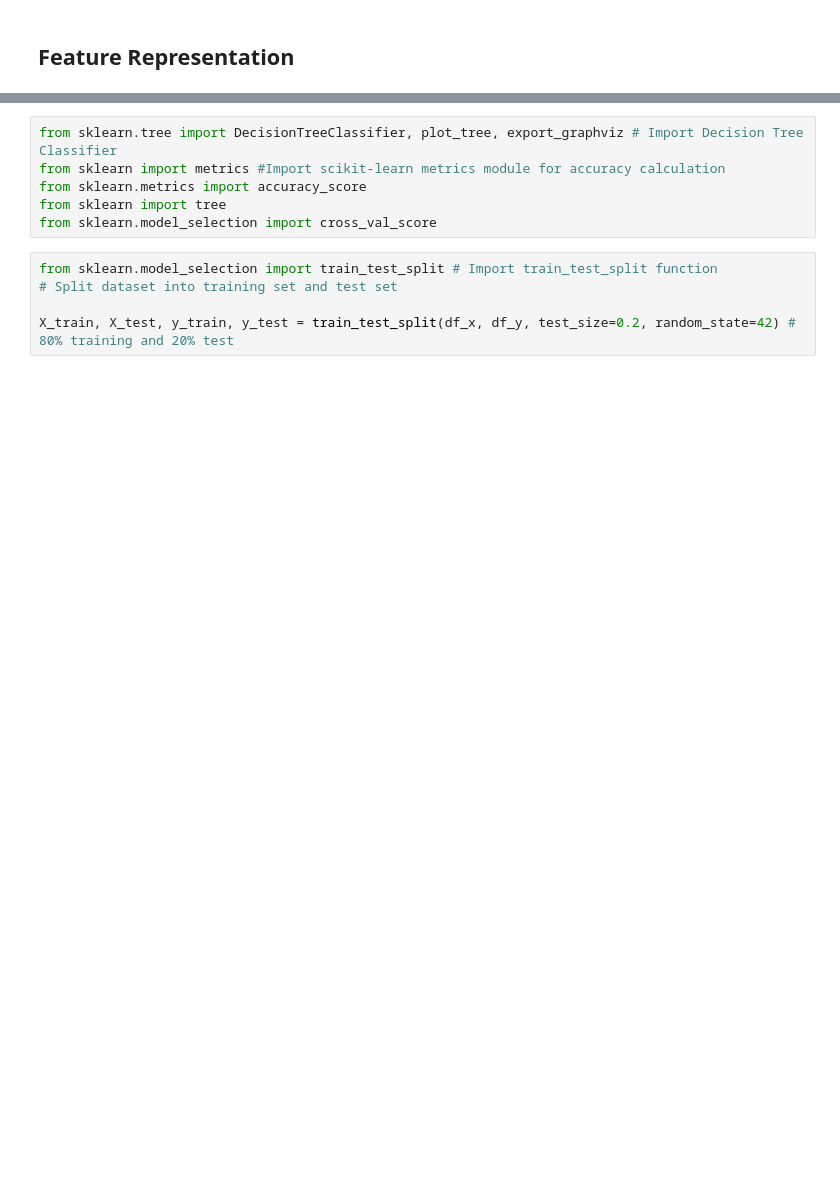
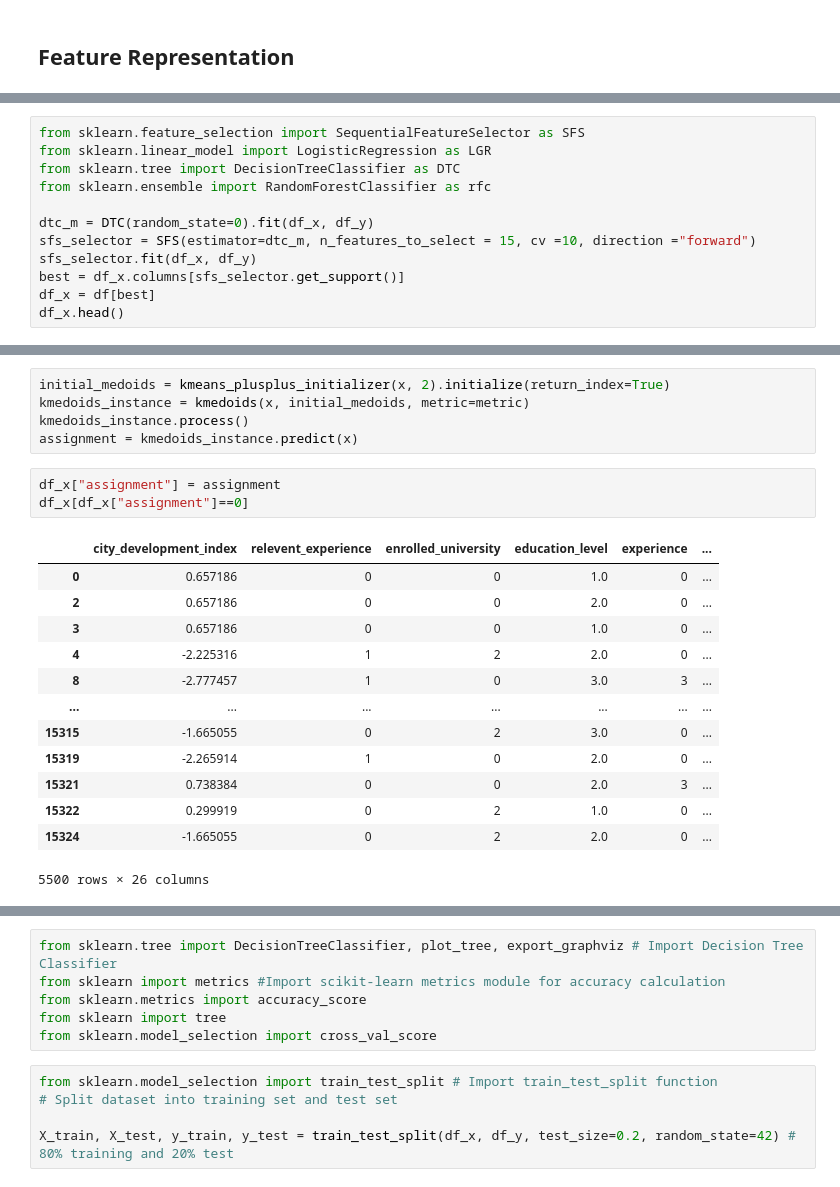
Before and after one commit to yuvalazu/ML---Course, a Jupyter notebook: Machine Learning - work 2.ipynb, the cells around one changed output, grey strips where cells are left out. Cells and saved outputs as stored; diff of their text form; blank space fills up the shorter version.

```diff
--- a/Machine Learning - work 2.ipynb
+++ b/Machine Learning - work 2.ipynb
@@ -209,0 +310,12 @@ df_y = df["target"]
+# %%
+from sklearn.feature_selection import SequentialFeatureSelector as SFS
+from sklearn.linear_model import LogisticRegression as LGR
+from sklearn.tree import DecisionTreeClassifier as DTC
+from sklearn.ensemble import RandomForestClassifier as rfc
+
+dtc_m = DTC(random_state=0).fit(df_x, df_y)
+sfs_selector = SFS(estimator=dtc_m, n_features_to_select = 15, cv =10, direction ="forward")
+sfs_selector.fit(df_x, df_y)
+best = df_x.columns[sfs_selector.get_support()]
+df_x = df[best]
+df_x.head()
@@ -209,0 +389,22 @@ df_y = df["target"]
+# %%
+initial_medoids = kmeans_plusplus_initializer(x, 2).initialize(return_index=True)
+kmedoids_instance = kmedoids(x, initial_medoids, metric=metric)
+kmedoids_instance.process()
+assignment = kmedoids_instance.predict(x)
+# %%
+df_x["assignment"] = assignment
+df_x[df_x["assignment"]==0]
+# %% [output]
+|  | city_development_index | relevent_experience | enrolled_university | education_level | experience | ... |
+| 0 | 0.657186 | 0 | 0 | 1.0 | 0 | ... |
+| 2 | 0.657186 | 0 | 0 | 2.0 | 0 | ... |
+| 3 | 0.657186 | 0 | 0 | 1.0 | 0 | ... |
+| 4 | -2.225316 | 1 | 2 | 2.0 | 0 | ... |
+| 8 | -2.777457 | 1 | 0 | 3.0 | 3 | ... |
+| ... | ... | ... | ... | ... | ... | ... |
+| 15315 | -1.665055 | 0 | 2 | 3.0 | 0 | ... |
+| 15319 | -2.265914 | 1 | 0 | 2.0 | 0 | ... |
+| 15321 | 0.738384 | 0 | 0 | 2.0 | 3 | ... |
+| 15322 | 0.299919 | 0 | 2 | 1.0 | 0 | ... |
+| 15324 | -1.665055 | 0 | 2 | 2.0 | 0 | ... |
+5500 rows × 26 columns
```
Also changed, not shown: parts of 66 cells of this notebook.
